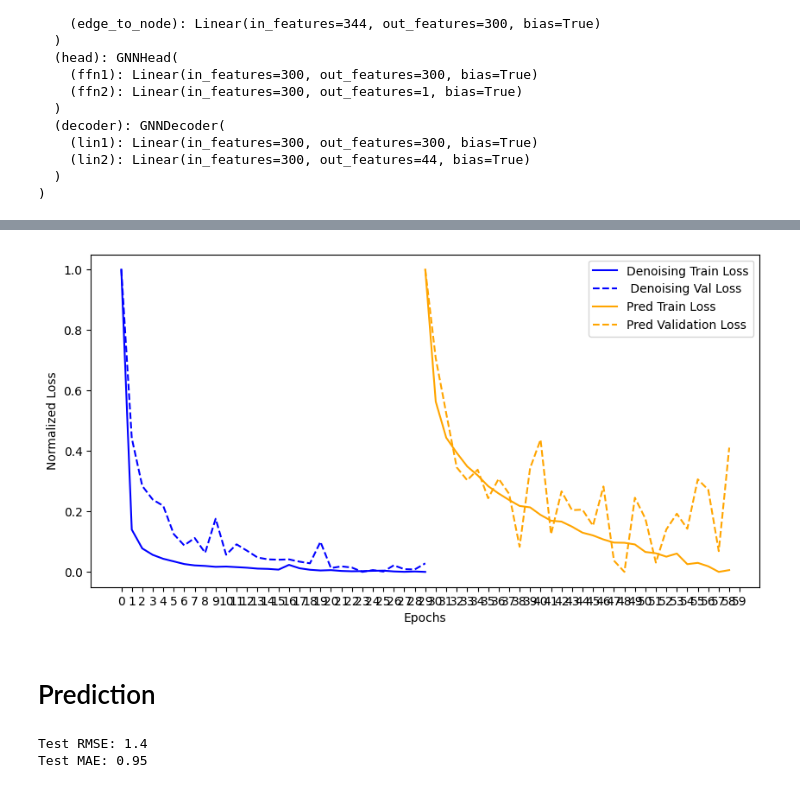
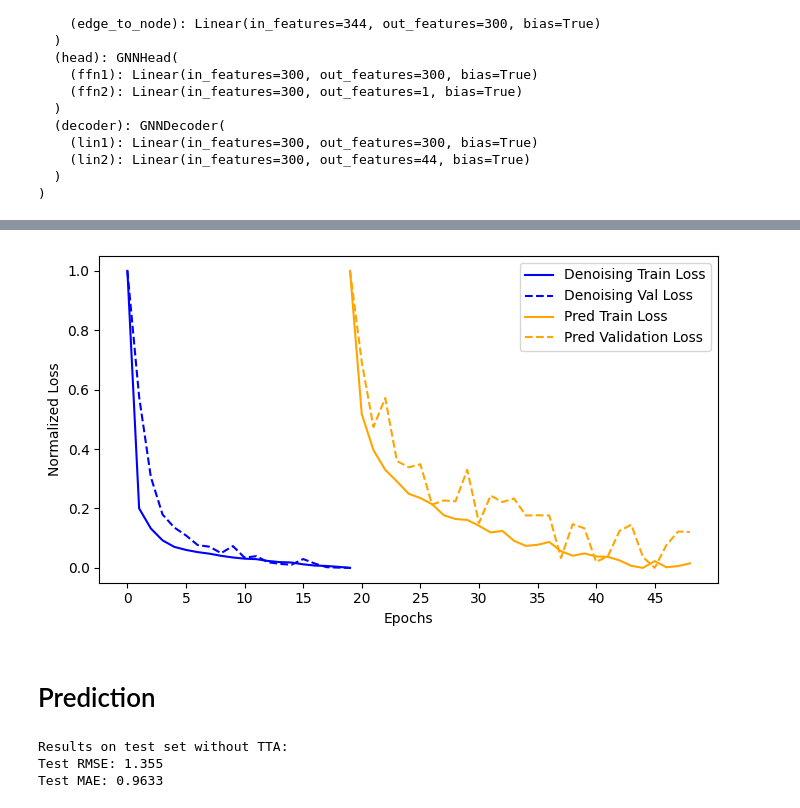
Before and after one commit to p0017/Molecular-Test-Time-Adaptation, a Jupyter notebook: DMPNN.ipynb, the cells around one changed output, grey strips where cells are left out. Drawn from its saved outputs; the diff is of its cells as text; code cells hidden in the pictures.

```diff
--- a/DMPNN.ipynb
+++ b/DMPNN.ipynb
@@ -211,7 +229,7 @@ class DMPNNConv(MessagePassing):
         return edge_attr
 # %%
 class GNNEncoder(nn.Module):
-    def __init__(self, num_node_features: int, num_edge_features: int, hidden_size: int, mode: str, depth: int, dropout: float=0.2):
+    def __init__(self, num_node_features: int, num_edge_features: int, hidden_size: int, mode: str, depth: int, dropout: float):
         super().__init__()
         self.depth = depth
         self.hidden_size = hidden_size
@@ -302,7 +326,7 @@ class GNNDecoder(nn.Module):
 # %%
 class GNNHead(nn.Module):
     # Prediction Head for prediction solubility
-    def __init__(self, hidden_size: int, dropout: float=0.2):
+    def __init__(self, hidden_size: int, dropout: float):
         super().__init__()
         # Only some FFN layers which get the embedding as input
         self.ffn1 = nn.Linear(hidden_size, hidden_size)
@@ -568,2 +628,15 @@ Epoch 29  Train RMSE: 5.86   Val RMSE: 0.215
+# %%
+# If wanted, we can load an already trained model
+# We can also load a model trained on the denoising task, and train it on the prediction task
+
+# Path for the best model
+model_path = os.path.join("trained_models", "pred_model_30_epochs.pt")
+if load_trained_pred_model and os.path.exists(model_path):
+    # Load pretrained model
+    print(f"Loading model trained on pred task from {model_path}")
+    model.load_state_dict(torch.load(model_path))
+    best_pred_model = deepcopy(model).to(device)
+    # Skip training
+    pred_epochs = 0
 # %%
 # Training the model on the prediction task
@@ -624,24 +707,30 @@ Test MAE: 0.9497
 # %%
-fig, ax = plt.subplots(1, 1, figsize=(10, 5))
+# Only plot if actual training was done
+if load_trained_denoise_model == False and load_trained_pred_model == False:
 
-# Normalize the loss values to [0, 1] for better visualization
-denoise_train_loss_list = (denoise_train_loss_list - np.min(denoise_train_loss_list)) / (np.max(denoise_train_loss_list) - np.min(denoise_train_loss_list))
-denoise_val_loss_list = (denoise_val_loss_list - np.min(denoise_val_loss_list)) / (np.max(denoise_val_loss_list) - np.min(denoise_val_loss_list))
-pred_train_loss_list = (pred_train_loss_list - np.min(pred_train_loss_list)) / (np.max(pred_train_loss_list) - np.min(pred_train_loss_list))
-pred_val_loss_list = (pred_val_loss_list - np.min(pred_val_loss_list)) / (np.max(pred_val_loss_list) - np.min(pred_val_loss_list))
+    fig, ax = plt.subplots(1, 1, figsize=(7, 4))
 
-# Just plotting the losses
-ax.plot(list(range(pretraining_epochs)), denoise_train_loss_list, label='Denoising Train Loss', color='blue')
-ax.plot(list(range(pretraining_epochs)), denoise_val_loss_list, label=' Denoising Val Loss', color='blue', linestyle='--')
-ax.plot(list(range(pretraining_epochs - 1, finetuning_epochs + pretraining_epochs - 1)), pred_train_loss_list, label='Pred Train Loss', color='orange')
-ax.plot(list(range(pretraining_epochs - 1, finetuning_epochs + pretraining_epochs - 1)), pred_val_loss_list, label='Pred Validation Loss', color='orange', linestyle='--')
-ax.legend()
-ax.set_xlabel('Epochs')
-ax.set_xticks(list(range(0, finetuning_epochs + pretraining_epochs, 5)))
-ax.set_ylabel('Normalized Loss')
-plt.show()
+    # Normalize the loss values to [0, 1] for better visualization
+    denoise_train_loss_list = (denoise_train_loss_list - np.min(denoise_train_loss_list)) / (np.max(denoise_train_loss_list) - np.min(denoise_train_loss_list))
+    denoise_val_loss_list = (denoise_val_loss_list - np.min(denoise_val_loss_list)) / (np.max(denoise_val_loss_list) - np.min(denoise_val_loss_list))
+    pred_train_loss_list = (pred_train_loss_list - np.min(pred_train_loss_list)) / (np.max(pred_train_loss_list) - np.min(pred_train_loss_list))
+    pred_val_loss_list = (pred_val_loss_list - np.min(pred_val_loss_list)) / (np.max(pred_val_loss_list) - np.min(pred_val_loss_list))
+
+    # Just plotting the losses
+    ax.plot(list(range(denoise_epochs)), denoise_train_loss_list, label='Denoising Train Loss', color='blue')
+    ax.plot(list(range(denoise_epochs)), denoise_val_loss_list, label='Denoising Val Loss', color='blue', linestyle='--')
+    ax.plot(list(range(denoise_epochs - 1, pred_epochs + denoise_epochs - 1)), pred_train_loss_list, label='Pred Train Loss', color='orange')
+    ax.plot(list(range(denoise_epochs - 1, pred_epochs + denoise_epochs - 1)), pred_val_loss_list, label='Pred Validation Loss', color='orange', linestyle='--')
+    ax.legend()
+    ax.set_xlabel('Epochs')
+    ax.set_xticks(list(range(0, pred_epochs + denoise_epochs, 5)))
+    ax.set_ylabel('Normalized Loss')
+
+    plt.tight_layout()
+    fig.savefig("figures/loss_plot.jpg", dpi=300)
+    plt.show()
 # %% [output]
-[figure, old version]
+[figure, new version]
 # %% [markdown]
 # Prediction
 # %%
@@ -730,10 +819,12 @@ def construct_single_sample_loader(data_df, smi_column: str, target_column: str,
 # %%
 # Prediction without TTA
 preds = pred(best_pred_model, test_loader, mode='predict', stdzer=stdzer)
-print(f"Test RMSE: {root_mean_squared_error(preds, test_loader.dataset.labels):.3g}")
-print(f"Test MAE: {mean_absolute_error(preds, test_loader.dataset.labels):.3g}")
+print('Results on test set without TTA:')
+print(f"Test RMSE: {root_mean_squared_error(preds, test_loader.dataset.labels):.4g}")
+print(f"Test MAE: {mean_absolute_error(preds, test_loader.dataset.labels):.4g}")
 # %% [output]
-Test RMSE: 1.4
-Test MAE: 0.95
+Results on test set without TTA:
+Test RMSE: 1.355
+Test MAE: 0.9633
 # %%
 # Prediction with TTA
```
Also changed, not shown: parts of 38 cells of this notebook, 7 other files.
